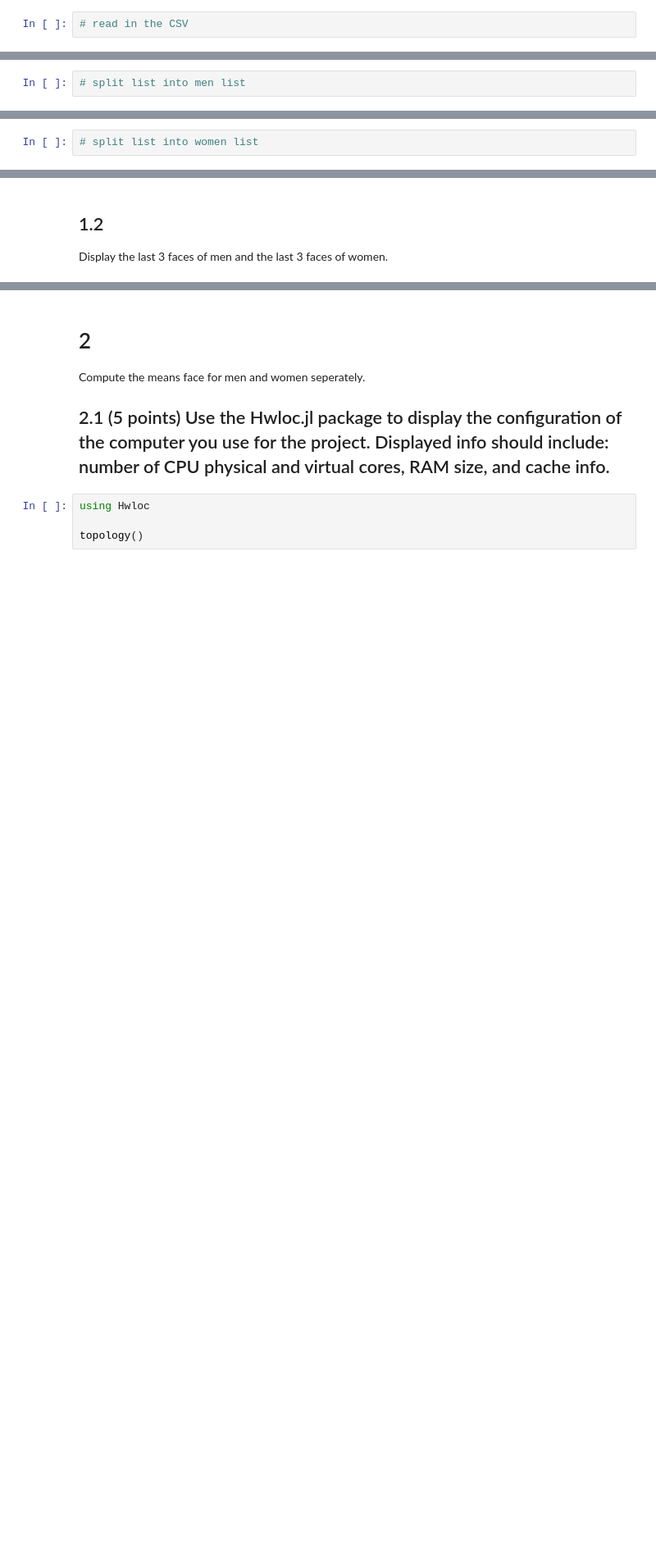
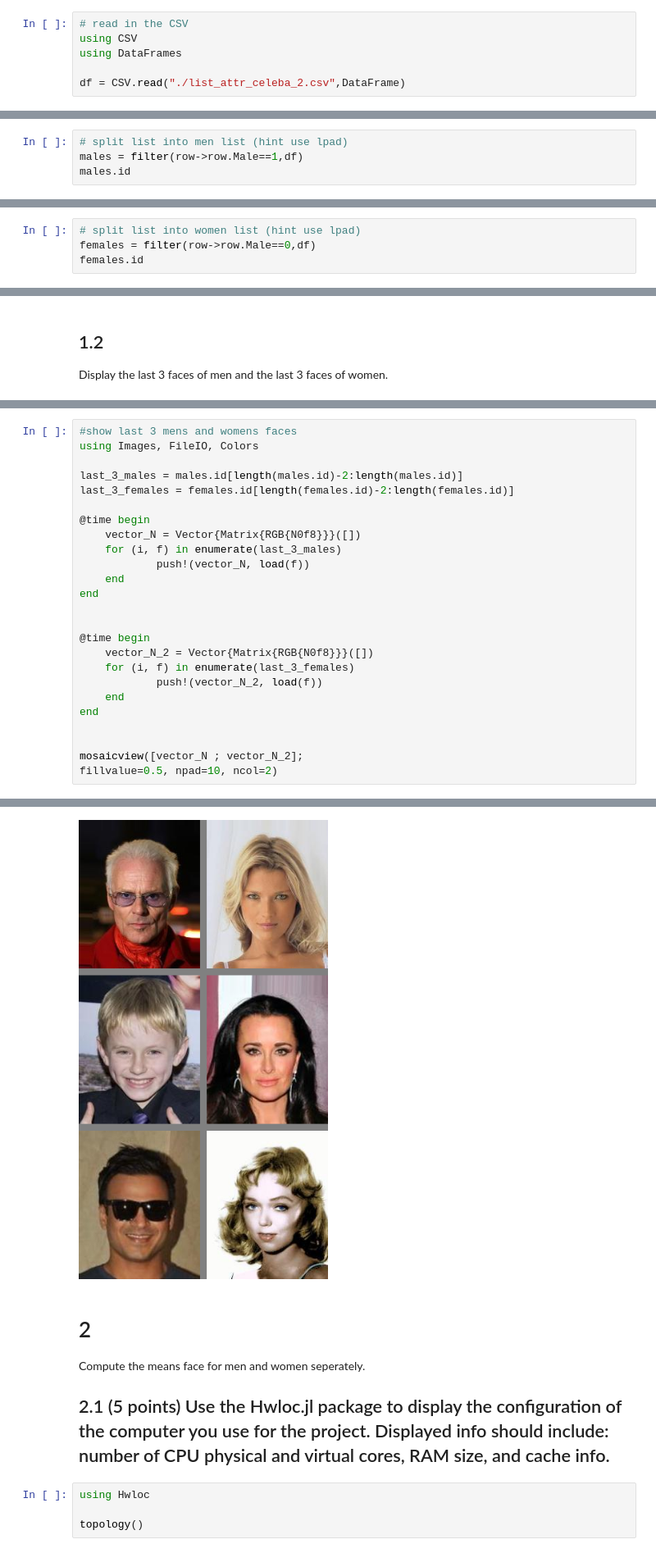
Before and after one commit to zackowens18/ParallelProgrammingClass, a Jupyter notebook: project2/project2.ipynb, the cells around one changed output, grey strips where cells are left out. Shown at 82% size. Saved outputs shown, nothing was run; the diff lists cells and outputs as text; blank space fills up the shorter version.

```diff
--- a/project2/project2.ipynb
+++ b/project2/project2.ipynb
@@ -15,3 +15,7 @@ pwd()
 "c:\\Users\\ZackO\\Desktop\\ParallelPrograming\\ParallelProgrammingClass\\img_align_celeba"
 # %%
 # read in the CSV
+using CSV
+using DataFrames
+
+df = CSV.read("./list_attr_celeba_2.csv",DataFrame)
@@ -18,2 +43,4 @@ pwd()
 # %%
-# split list into men list
+# split list into men list (hint use lpad)
+males = filter(row->row.Male==1,df)
+males.id
@@ -20,2 +65,4 @@ pwd()
 # %%
-# split list into women list
+# split list into women list (hint use lpad)
+females = filter(row->row.Male==0,df)
+females.id
@@ -27,0 +91,26 @@ Display the last 3 faces of men and the last 3 faces of women.
+# %%
+#show last 3 mens and womens faces
+using Images, FileIO, Colors
+
+last_3_males = males.id[length(males.id)-2:length(males.id)]
+last_3_females = females.id[length(females.id)-2:length(females.id)]
+
+@time begin
+    vector_N = Vector{Matrix{RGB{N0f8}}}([])
+    for (i, f) in enumerate(last_3_males)
+            push!(vector_N, load(f))
+    end
+end
+
+
+@time begin
+    vector_N_2 = Vector{Matrix{RGB{N0f8}}}([])
+    for (i, f) in enumerate(last_3_females)
+            push!(vector_N_2, load(f))
+    end
+end
+
+
+mosaicview([vector_N ; vector_N_2];
+fillvalue=0.5, npad=10, ncol=2)
+# %% [output]
@@ -28,3 +119,4 @@ Display the last 3 faces of men and the last 3 faces of women.
+[figure, added]
 # %% [markdown]
 # 2
 
```
Also changed, not shown: parts of 12 cells of this notebook, 2 other files.
